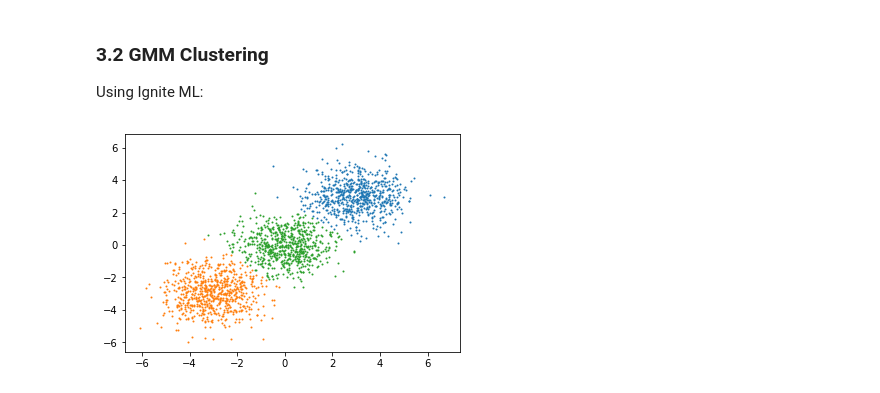
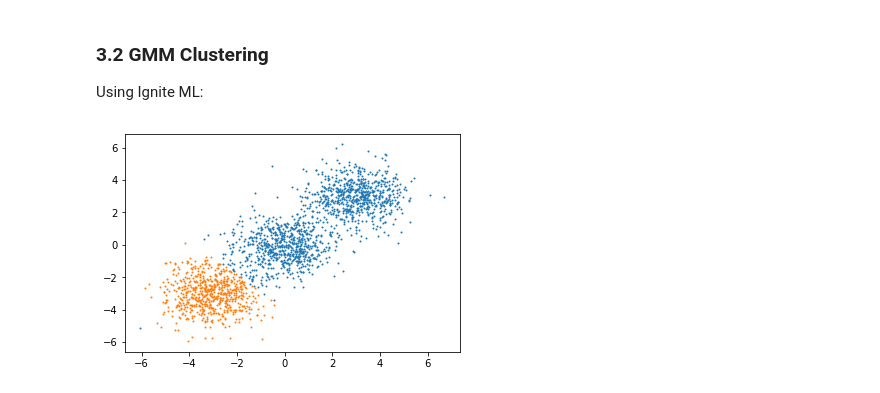
Before and after one commit to dmitrievanthony/ignite_ml, a Jupyter notebook: example.ipynb, the cells around one changed output. Cells and saved outputs as stored; diff of their text form; code cells hidden in the pictures.

```diff
--- a/example.ipynb
+++ b/example.ipynb
@@ -252,7 +252,7 @@ for i in range(3):
 Using Ignite ML:
 # %%
 from ignite_ml.clustering import KMeansClusteringTrainer
-trainer = KMeansClusteringTrainer(amount_of_clusters=3)
+trainer = KMeansClusteringTrainer(amount_of_clusters=2)
 model = trainer.fit(x)
 
 y_predicted = np.array(model.predict(x))
@@ -264,10 +264,10 @@ for i in range(3):
 And using scikit-learn:
 # %%
 from sklearn.cluster import KMeans
-clr = KMeans(n_clusters=3)
+clr = KMeans(n_clusters=2)
 clr.fit(x)
 
 y_predicted = np.array(clr.predict(x))
-for i in range(3):
+for i in range(2):
     plt.scatter(x[y_predicted == i][:, 0], x[y_predicted == i][:, 1], s=1)
 # %% [output]
@@ -278,11 +278,11 @@ for i in range(3):
 Using Ignite ML:
 # %%
 from ignite_ml.clustering import GMMClusteringTrainer
-trainer = GMMClusteringTrainer(count_of_components=3, max_count_of_clusters=3)
+trainer = GMMClusteringTrainer(count_of_components=2, max_count_of_clusters=2)
 model = trainer.fit(x)
 
 y_predicted = np.array(model.predict(x))
-for i in range(3):
+for i in range(2):
     plt.scatter(x[y_predicted == i][:, 0], x[y_predicted == i][:, 1], s=1)
 # %% [output]
-[figure, old version]
+[figure, new version]
```
Also changed, not shown: parts of 2 cells of this notebook, 1 other file.
